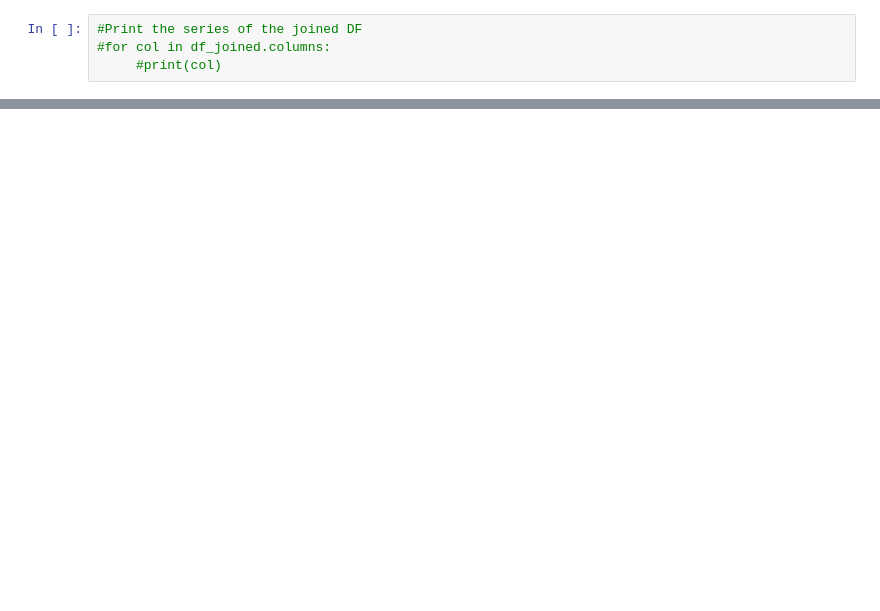
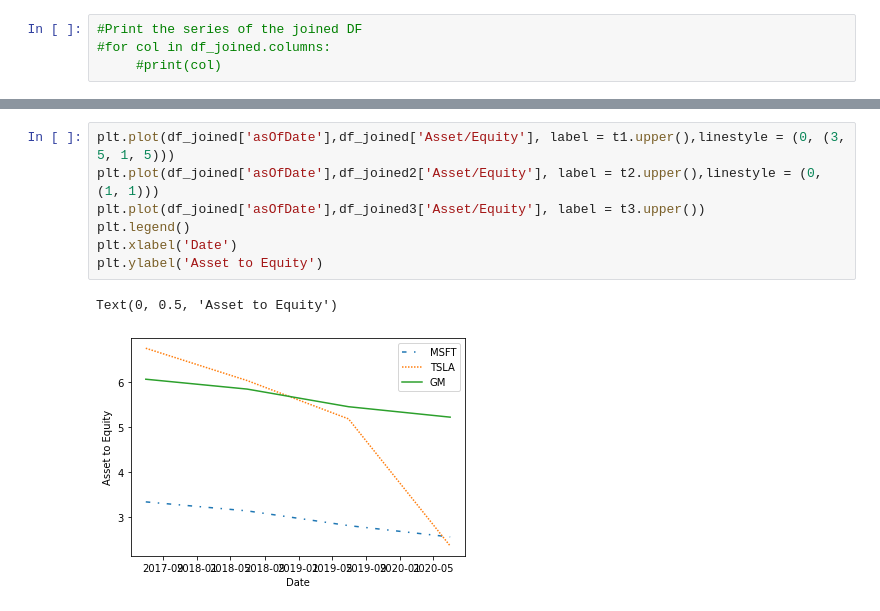
Before and after one commit to robinsonmatt54/Ratio_yahoo_fin, a Jupyter notebook: ratio.ipynb, the cells around one changed output, grey strips where cells are left out. Drawn from its saved outputs; the diff is of its cells as text; blank space fills up the shorter version.

```diff
--- a/ratio.ipynb
+++ b/ratio.ipynb
@@ -436,0 +549,10 @@ plt.legend()
+# %%
+plt.plot(df_joined['asOfDate'],df_joined['Asset/Equity'], label = t1.upper(),linestyle = (0, (3, 5, 1, 5)))
+plt.plot(df_joined['asOfDate'],df_joined2['Asset/Equity'], label = t2.upper(),linestyle = (0, (1, 1)))
+plt.plot(df_joined['asOfDate'],df_joined3['Asset/Equity'], label = t3.upper())
+plt.legend()
+plt.xlabel('Date')
+plt.ylabel('Asset to Equity')
+# %% [output]
+Text(0, 0.5, 'Asset to Equity')
+[figure, added]
```
Also changed, not shown: parts of 74 cells of this notebook.
